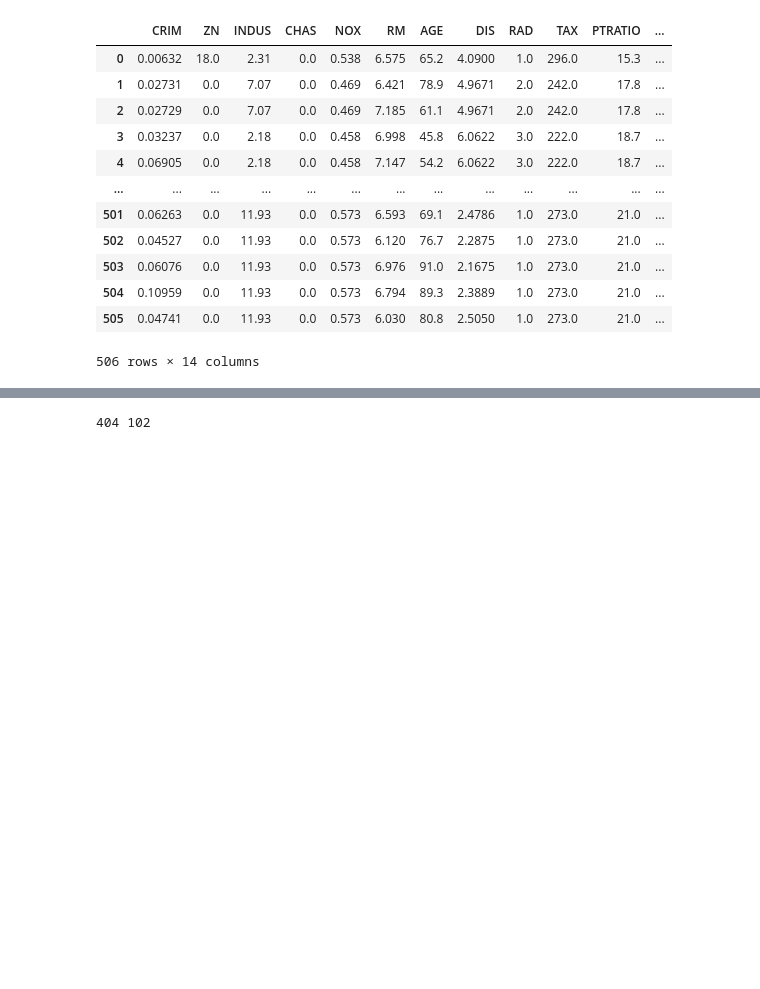
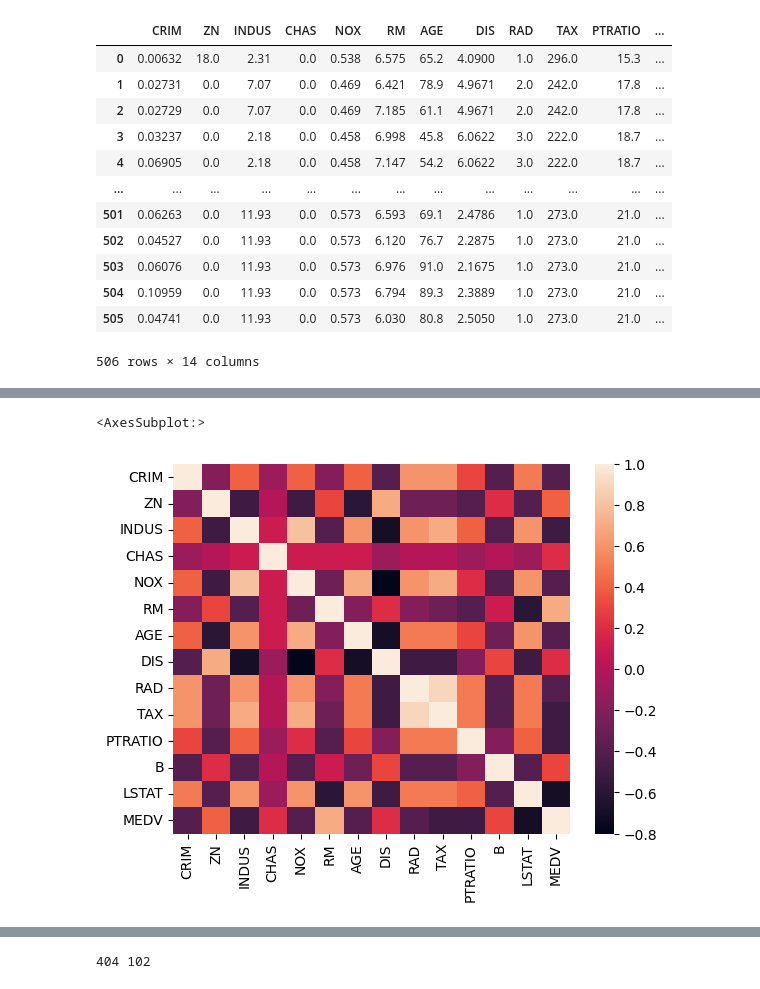
Before and after one commit to sanjayan1734/19CSE305-Sem-V-term-project, a Jupyter notebook: main.ipynb, the cells around one changed output, grey strips where cells are left out. Drawn from its saved outputs; the diff is of its cells as text; code cells hidden in the pictures; blank space fills up the shorter version.

```diff
--- a/main.ipynb
+++ b/main.ipynb
@@ -12,5 +15,8 @@ from sklearn.neighbors import KNeighborsRegressor
 # %%
 from sklearn.model_selection import train_test_split,GridSearchCV
 # %%
-print(load_boston())
+
+boston = load_boston()
+df = pd.DataFrame(boston.data, columns=boston.feature_names)
+df['MEDV'] = boston.target
 # %% [output]
@@ -51,3 +39,0 @@ print(load_boston())
-# %%
-df = pd.DataFrame(data=load_boston().data,columns=load_boston().feature_names)
-df['Price'] = load_boston().target
@@ -93,0 +86,6 @@ Index(['CRIM', 'ZN', 'INDUS', 'CHAS', 'NOX', 'RM', 'AGE', 'DIS', 'RAD', 'TAX',
+# %%
+corr_matrix = df.corr().round(1)
+sns.heatmap(data=corr_matrix)
+# %% [output]
+<AxesSubplot:>
+[figure, added]
```
Also changed, not shown: parts of 31 cells of this notebook.
